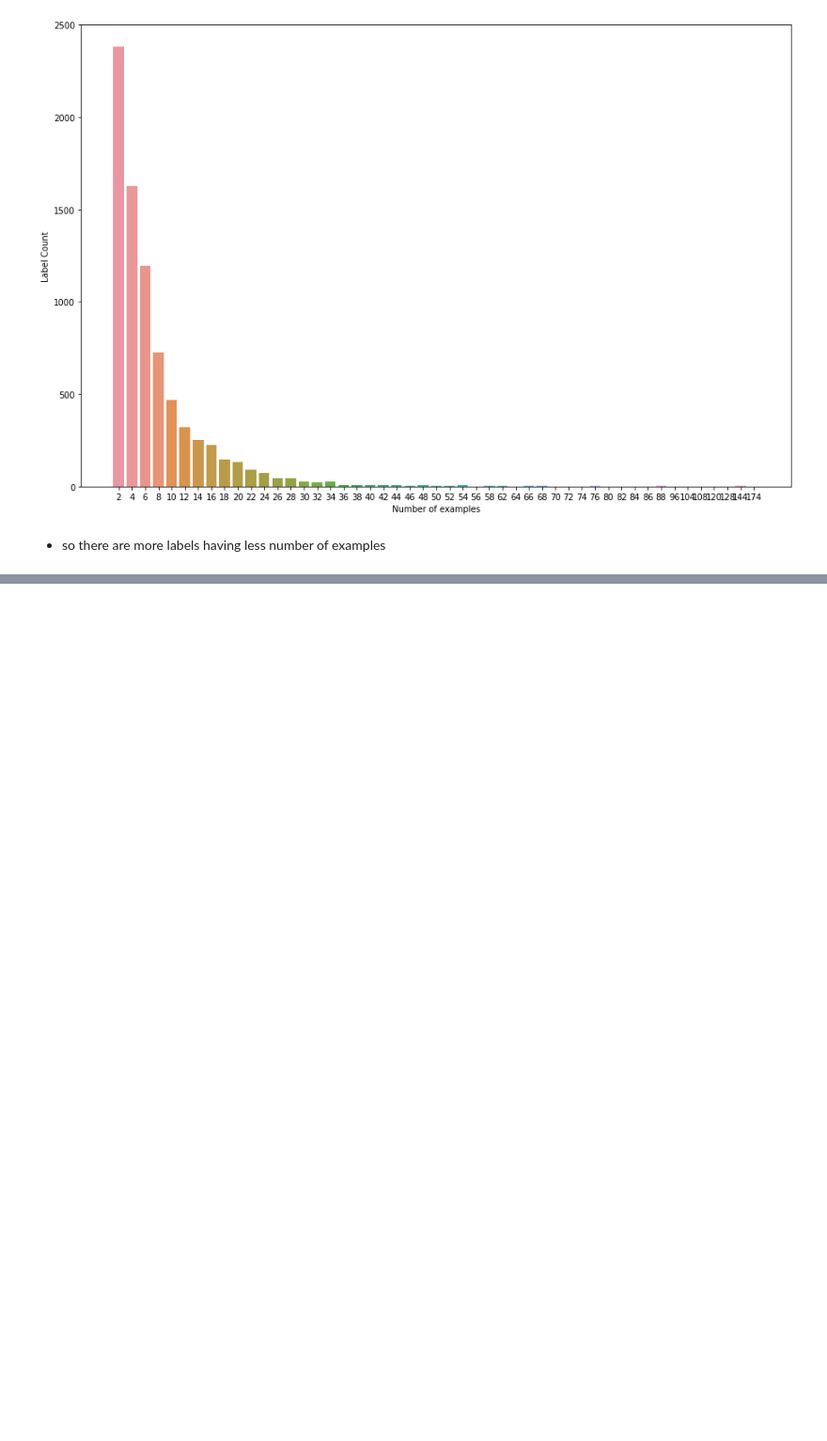
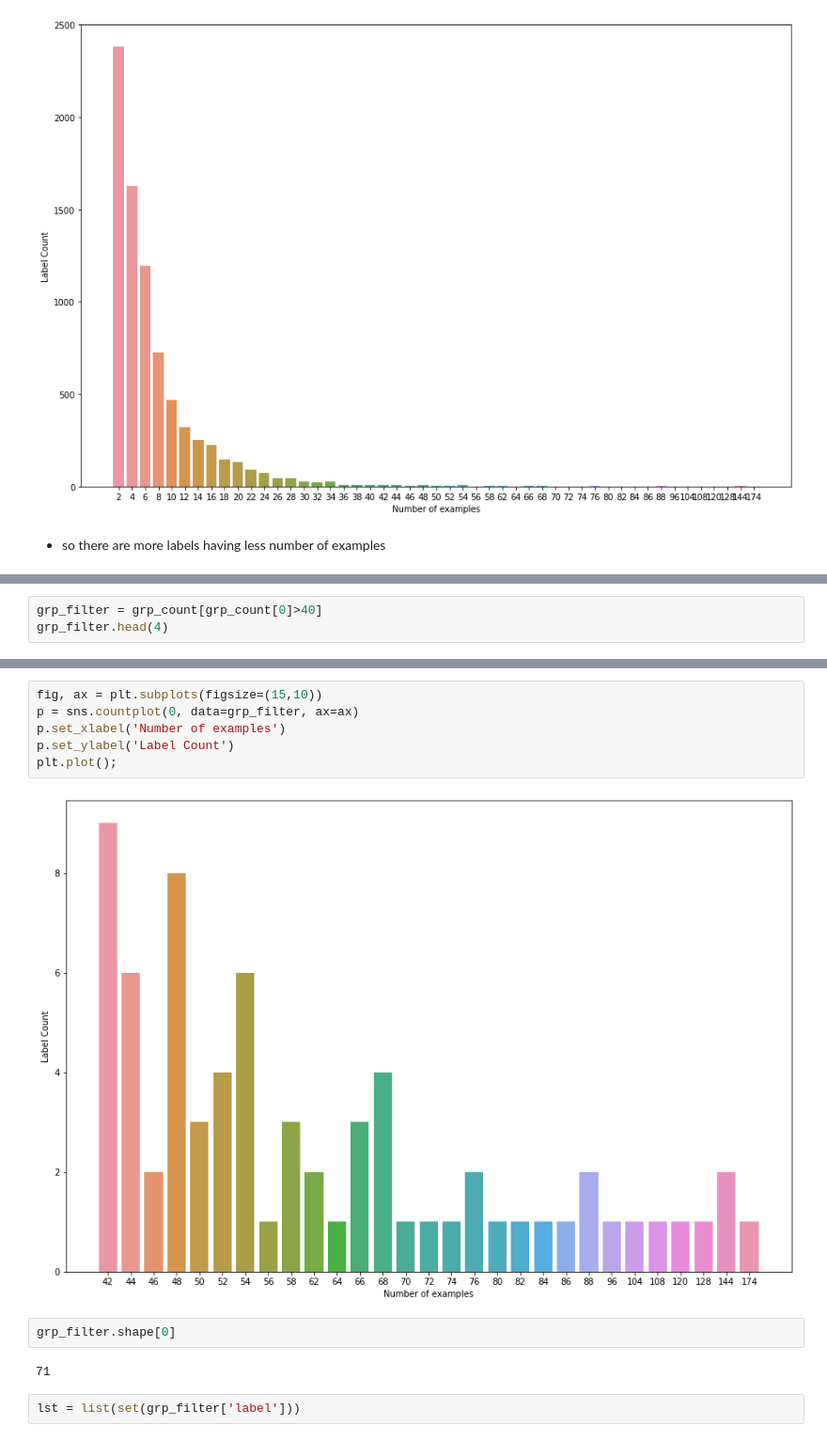
Before and after one commit to Bk073/shell-identification-1-, a Jupyter notebook: notebooks/data_exploration.ipynb, the cells around one changed output, grey strips where cells are left out. Shown: that part at 94% size. Cells and saved outputs as stored; diff of their text form; blank space fills up the shorter version.

```diff
--- a/notebooks/data_exploration.ipynb
+++ b/notebooks/data_exploration.ipynb
@@ -61,0 +64,3 @@ plt.plot();
+# %%
+grp_filter = grp_count[grp_count[0]>40]
+grp_filter.head(4)
@@ -61,0 +73,14 @@ plt.plot();
+# %%
+fig, ax = plt.subplots(figsize=(15,10))
+p = sns.countplot(0, data=grp_filter, ax=ax)
+p.set_xlabel('Number of examples')
+p.set_ylabel('Label Count')
+plt.plot();
+# %% [output]
+[figure, added]
+# %%
+grp_filter.shape[0]
+# %% [output]
+71
+# %%
+lst = list(set(grp_filter['label']))
```
Also changed, not shown: parts of 9 cells of this notebook.
